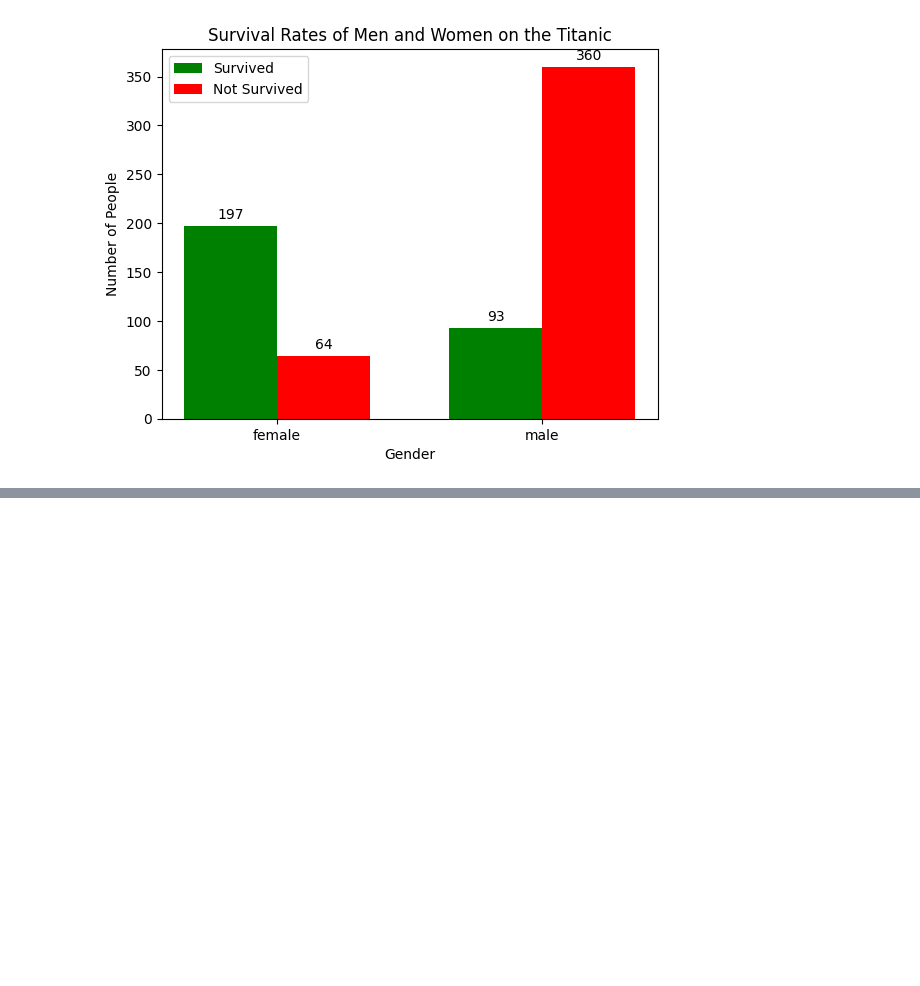
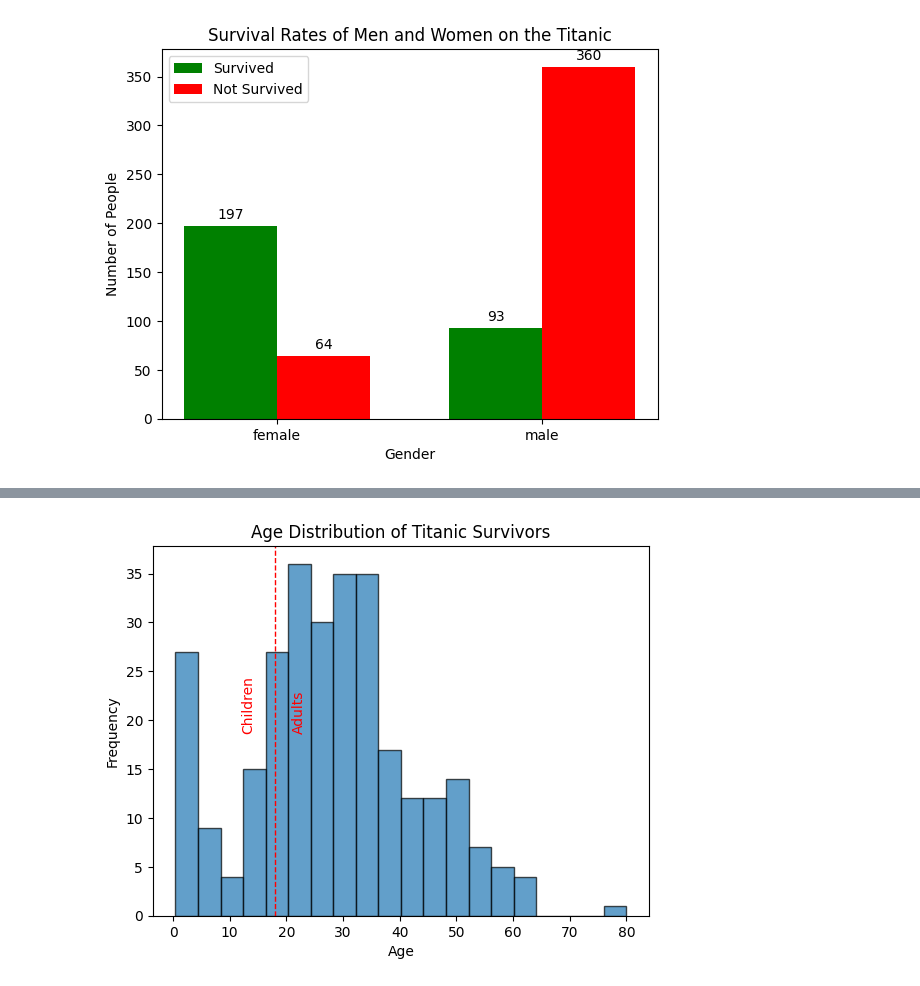
Before and after one commit to mikulskibartosz/sages_praca_z_danymi, a Jupyter notebook: Praca_z_danymi_w_Pythonie.ipynb, the cells around one changed output, grey strips where cells are left out. Drawn from its saved outputs; the diff is of its cells as text; code cells hidden in the pictures; blank space fills up the shorter version.

```diff
--- a/Praca_z_danymi_w_Pythonie.ipynb
+++ b/Praca_z_danymi_w_Pythonie.ipynb
@@ -788,0 +845,18 @@ plt.show()
+# %%
+df_survived = df[df['survived'] == 1]
+
+plt.hist(df_survived['age'].dropna(), bins=20, edgecolor='black', alpha=0.7)
+
+plt.axvline(x=18, color='red', linestyle='dashed', linewidth=1)
+
+y_max = plt.ylim()[1]  # Max y-value
+plt.text(12, y_max * 0.5, 'Children', rotation='vertical', color="red")
+plt.text(21, y_max * 0.5, 'Adults', rotation='vertical', color="red")
+
+plt.xlabel('Age')
+plt.ylabel('Frequency')
+plt.title('Age Distribution of Titanic Survivors')
+
+plt.show()
+# %% [output]
+[figure, added]
```
Also changed, not shown: parts of 20 cells of this notebook.
